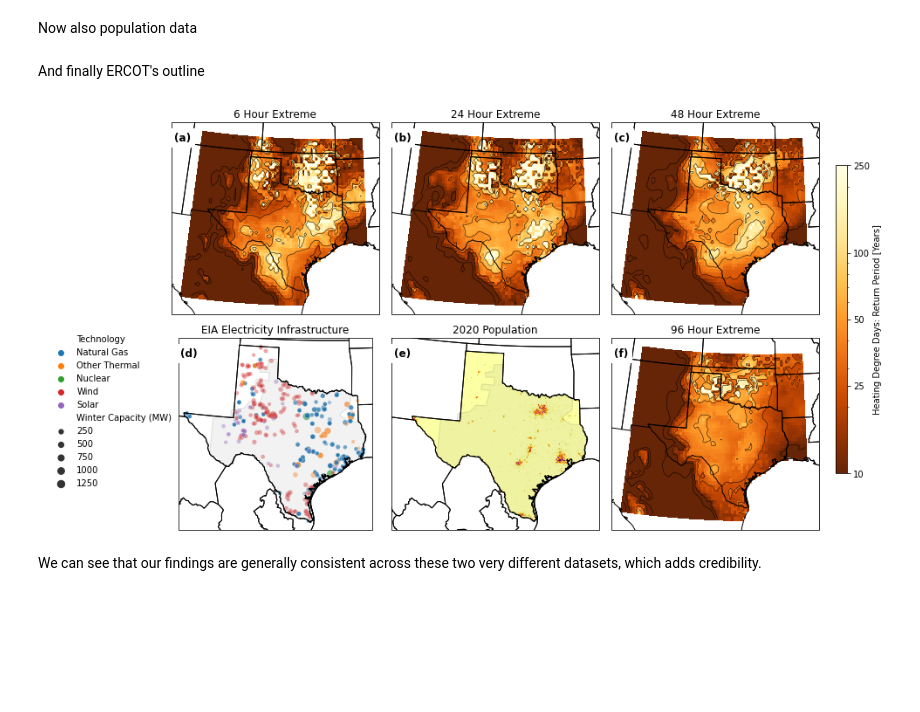
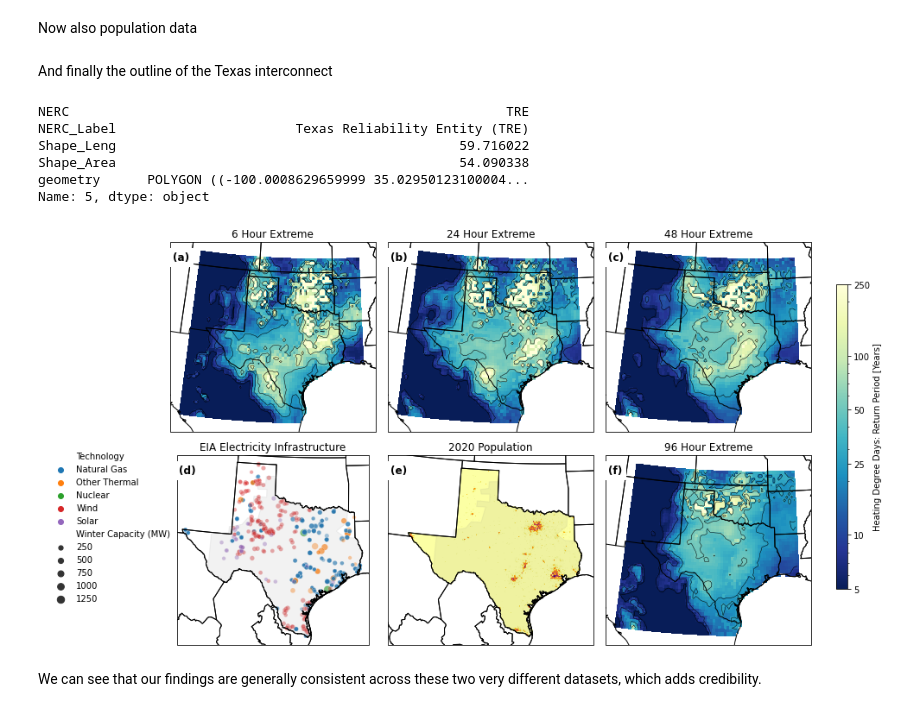
Before and after one commit to jdossgollin/2021-TXtreme, a Jupyter notebook: scripts/local_return_period.ipynb, the cells around one changed output. Saved outputs shown, nothing was run; the diff lists cells and outputs as text; code cells hidden in the pictures; blank space fills up the shorter version.

Commit message:
Update the TX interconnect and circle stations w/ records, not 100 year exceedance

```diff
--- a/scripts/local_return_period.ipynb
+++ b/scripts/local_return_period.ipynb
@@ -93,8 +96,8 @@ data_proj = ccrs.PlateCarree()
 map_proj = ccrs.LambertConformal()
 # %%
 VMAX = 250  # color bar limit
-VMIN = 10
-TICKS = [VMIN, 25, 50, 100, VMAX]
+VMIN = 5
+TICKS = [VMIN, 10, 25, 50, 100, VMAX]
 
 fig, axes = plt.subplots(
     nrows=2, ncols=2, subplot_kw={"projection": map_proj}, figsize=(10, 8)
@@ -104,18 +107,16 @@ for ax, dur in zip(axes.flat, durations_plot):
     sc = ax.scatter(
         mrg["LONGITUDE"],
         mrg["LATITUDE"],
-        c=1 / mrg[f"temp_{dur}_days"],
+        c=mrg[f"temp_{dur}_days"],
         norm=colors.LogNorm(VMIN, VMAX),
         transform=data_proj,
-        cmap="YlOrBr_r",
+        cmap="YlGnBu_r",
         s=45,
     )
-    outliers = mrg.loc[
-        mrg[f"temp_{dur}_days"] < 1 / 100
-    ]  # highlight any stations outside the boundaries
+    records = mrg.loc[lambda df: df[f"record_{dur}_days"]]
     ax.scatter(
-        outliers["LONGITUDE"],
-        outliers["LATITUDE"],
+        records["LONGITUDE"],
+        records["LATITUDE"],
         transform=data_proj,
         facecolors="none",
         edgecolors="black",
@@ -131,7 +132,7 @@ fig.tight_layout()
 add_panel_text(
     axes,
     xloc=0.025,
-    yloc=0.925,
+    yloc=0.95,
 )
 fig.subplots_adjust(right=0.9)
 cax = fig.add_axes([0.9, 0.15, 0.015, 0.7])
@@ -159,7 +161,7 @@ I guess I should more cold weather here in Houston...
 Let's also create the same plot using our (gridded) ERA5 estimates
 # %%
 era5_rt = xr.open_dataarray(
-    os.path.join(PARDIR, "data", "processed", "era5", "tx_return_period.nc")
+    os.path.join(PARDIR, "data", "processed", "era5", "tx", "return_period.nc")
 ).rename(
     {"longitude": "lon", "latitude": "lat"}
 )  # rename to work w/ regionmask
@@ -257,4 +259,4 @@ mask = states.mask(pop)
 tx_idx = states.map_keys("Texas")
 pop_tx = pop.where(mask == tx_idx, drop=True)
 # %% [markdown]
-And finally ERCOT's outline
+And finally the outline of the Texas interconnect
@@ -272,3 +263,16 @@ grid_feature = ShapelyFeature(
+# %%
+ercot = gp.read_file(
+    os.path.join(PARDIR, "data", "raw", "eia", "regions_NERC", "NercRegions_201907.shp")
+).loc[lambda df: df["NERC"] == "TRE"]
+# %%
+ercot.iloc[0]
+# %% [output]
+NERC                                                        TRE
+NERC_Label                       Texas Reliability Entity (TRE)
+Shape_Leng                                            59.716022
+Shape_Area                                            54.090338
+geometry      POLYGON ((-100.0008629659999 35.02950123100004...
+Name: 5, dtype: object
 # %%
 fig, axes = plt.subplots(
     nrows=2,
@@ -282,7 +286,7 @@ for ax, dur in zip(axes.flat[[0, 1, 2, 5]], era5_rt["duration"].values):
         ax=ax,
         norm=colors.LogNorm(VMIN, VMAX),
         transform=data_proj,
-        cmap="YlOrBr_r",
+        cmap="YlGnBu_r",
         add_colorbar=False,
     )
     rt_land.sel(duration=dur).plot.contour(
@@ -310,13 +314,21 @@ scp = sns.scatterplot(
 ax.set_title("EIA Electricity Infrastructure")
 handles, labels = ax.get_legend_handles_labels()
 ax.legend_.remove()
-ax.add_feature(grid_feature)
+
 
 # Population
 ax = axes[1, 1]
 C0 = pop_tx.plot(ax=ax, transform=data_proj, add_colorbar=False, cmap="inferno_r")
 ax.set_title("2020 Population")
-ax.add_feature(grid_feature)
+
+for ax in [axes[1, 0], axes[1, 1]]:
+    ax.add_geometries(
+        ercot["geometry"],
+        crs=data_proj,
+        facecolor="gray",
+        alpha=0.1,
+        edgecolor="gray",
+    )
 
 for ax in axes.flat:
     ax.add_feature(STATES)
@@ -327,34 +339,34 @@ fig.canvas.draw()
 fig.tight_layout()
 
 add_panel_text(
     axes,
     xloc=0.0125,
     yloc=0.95,
     backgroundcolor="white",
     fontsize=12,
 )
 
 fig.subplots_adjust(right=0.9)
 
-cax = fig.add_axes([0.9, 0.15, 0.0125, 0.7])
+cax = fig.add_axes([0.91, 0.15, 0.0125, 0.7])
 cbar = fig.colorbar(sc, cax=cax, label="Heating Degree Days: Return Period [Years]")
 cbar.set_ticks(TICKS)
 cbar.ax.set_yticklabels(TICKS)
 
 fig.subplots_adjust(left=0.125)
 lax = fig.add_axes([0.0, 0.1, 0.1, 0.8])
 lax.axis("off")
 lax.legend(
     handles,
     labels,
     ncol=1,
     loc="lower left",
     frameon=False,
 )
 
 smart_save("local_rt_era5")
 plt.show()
 # %% [output]
-[figure, old version]
+[figure, new version]
 # %% [markdown]
 We can see that our findings are generally consistent across these two very different datasets, which adds credibility.
```
Also changed, not shown: parts of 9 cells of this notebook, 18 other files.
